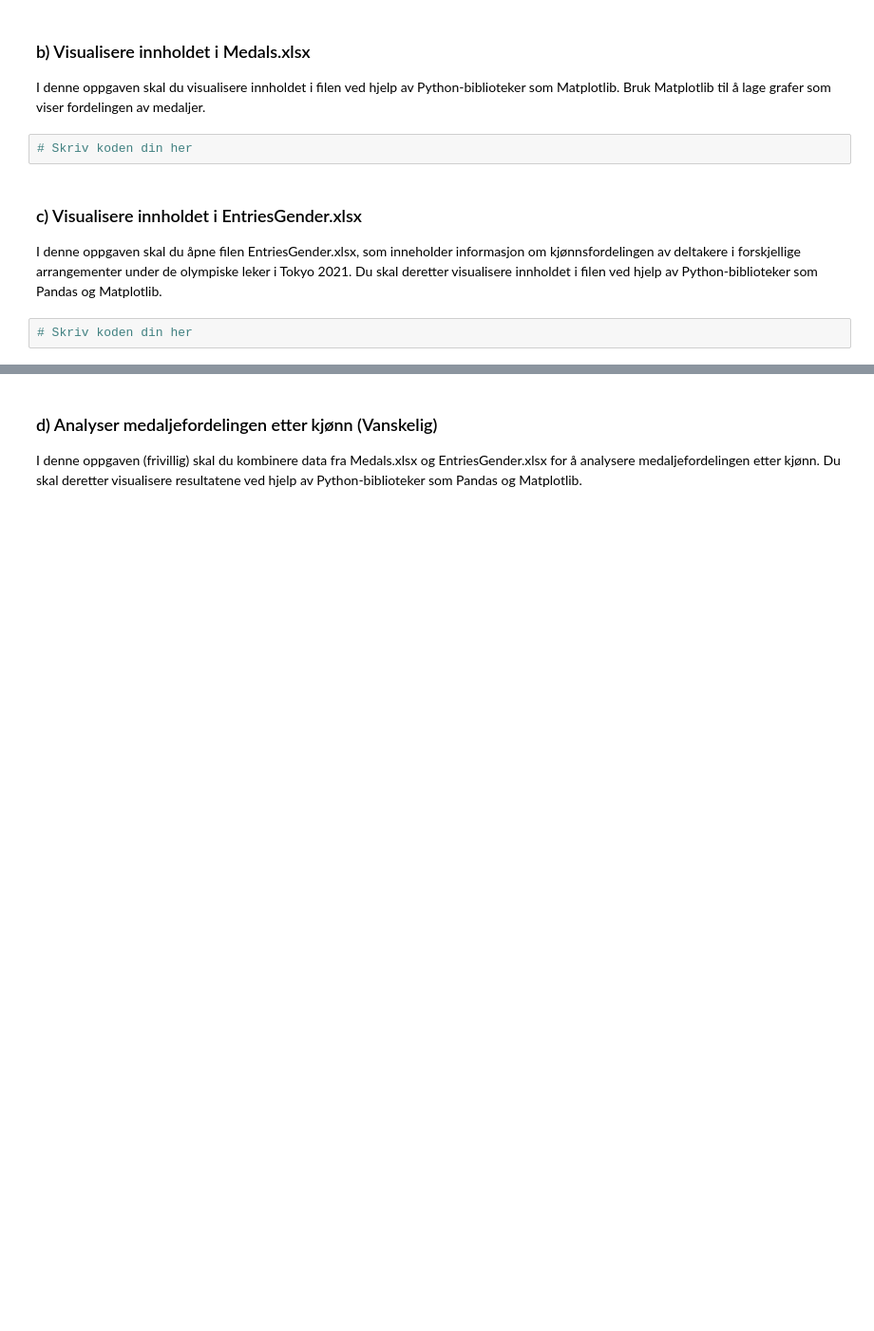
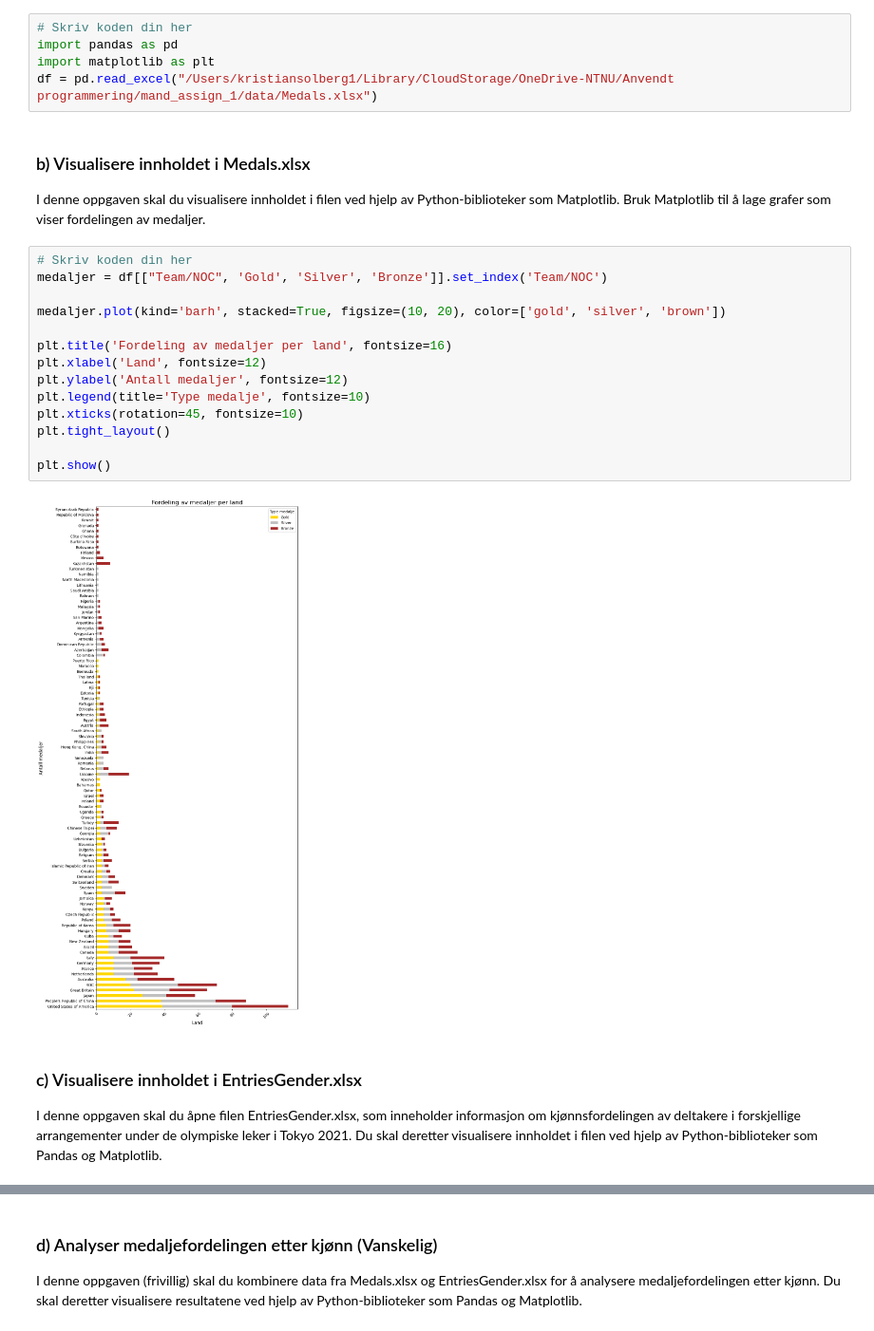
Before and after one commit to TDT4114/mand_assign_1, a Jupyter notebook: notebooks/1_numpy_matplotlib.ipynb, the cells around one changed output, grey strips where cells are left out. Shown: that part at 95% size. Saved outputs shown, nothing was run; the diff lists cells and outputs as text; blank space fills up the shorter version.

```diff
--- a/notebooks/1_numpy_matplotlib.ipynb
+++ b/notebooks/1_numpy_matplotlib.ipynb
@@ -22,13 +20,30 @@ Trinn-for-trinn instruksjoner:
+# %%
+# Skriv koden din her
+import pandas as pd
+import matplotlib as plt
+df = pd.read_excel("/Users/kristiansolberg1/Library/CloudStorage/OneDrive-NTNU/Anvendt programmering/mand_assign_1/data/Medals.xlsx")
 # %% [markdown]
 ### b) Visualisere innholdet i Medals.xlsx
 
 I denne oppgaven skal du visualisere innholdet i filen ved hjelp av Python-biblioteker som Matplotlib.
 Bruk Matplotlib til å lage grafer som viser fordelingen av medaljer.
-# %%
-# Skriv koden din her
+# %%
+# Skriv koden din her
+medaljer = df[["Team/NOC", 'Gold', 'Silver', 'Bronze']].set_index('Team/NOC')
+
+medaljer.plot(kind='barh', stacked=True, figsize=(10, 20), color=['gold', 'silver', 'brown'])
+
+plt.title('Fordeling av medaljer per land', fontsize=16)
+plt.xlabel('Land', fontsize=12)
+plt.ylabel('Antall medaljer', fontsize=12)
+plt.legend(title='Type medalje', fontsize=10)
+plt.xticks(rotation=45, fontsize=10)
+plt.tight_layout()
+
+plt.show()
+# %% [output]
+[figure, added]
 # %% [markdown]
 ### c) Visualisere innholdet i EntriesGender.xlsx
 
 I denne oppgaven skal du åpne filen EntriesGender.xlsx, som inneholder informasjon om kjønnsfordelingen av deltakere i forskjellige arrangementer under de olympiske leker i Tokyo 2021. Du skal deretter visualisere innholdet i filen ved hjelp av Python-biblioteker som Pandas og Matplotlib.
-# %%
-# Skriv koden din her
```
Also changed, not shown: parts of 2 cells of this notebook.
